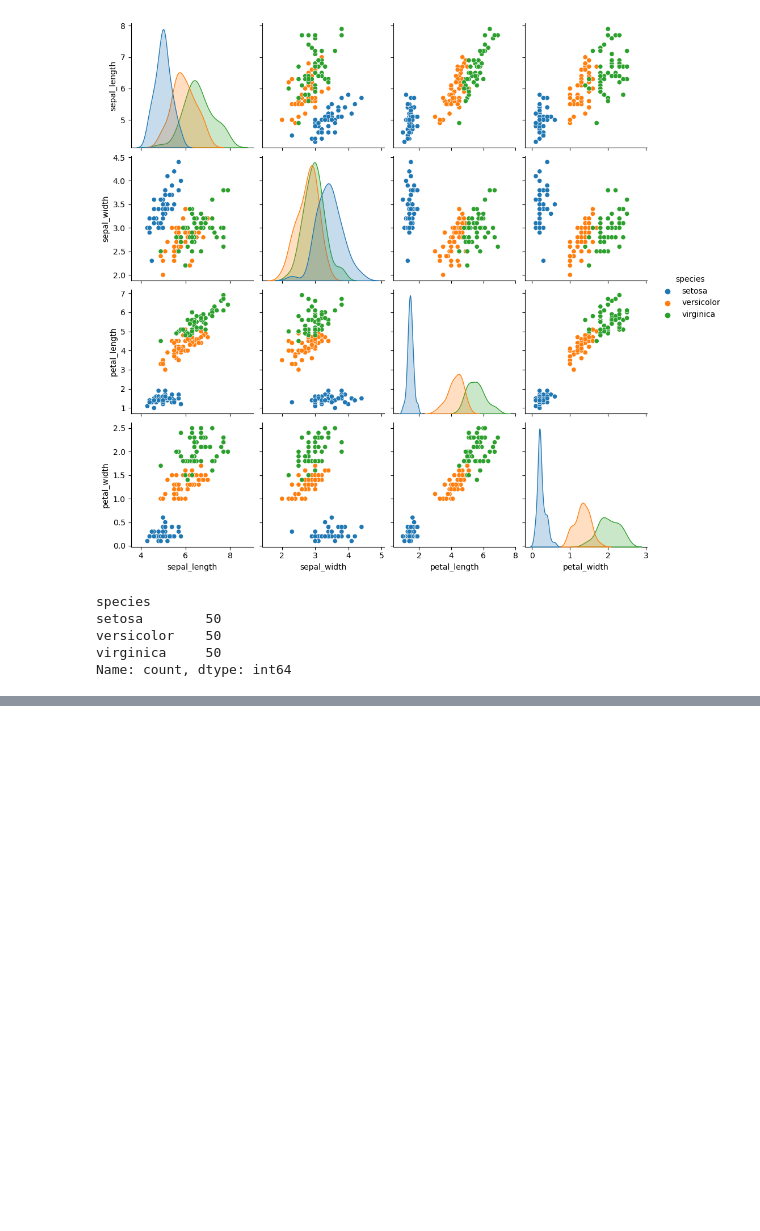
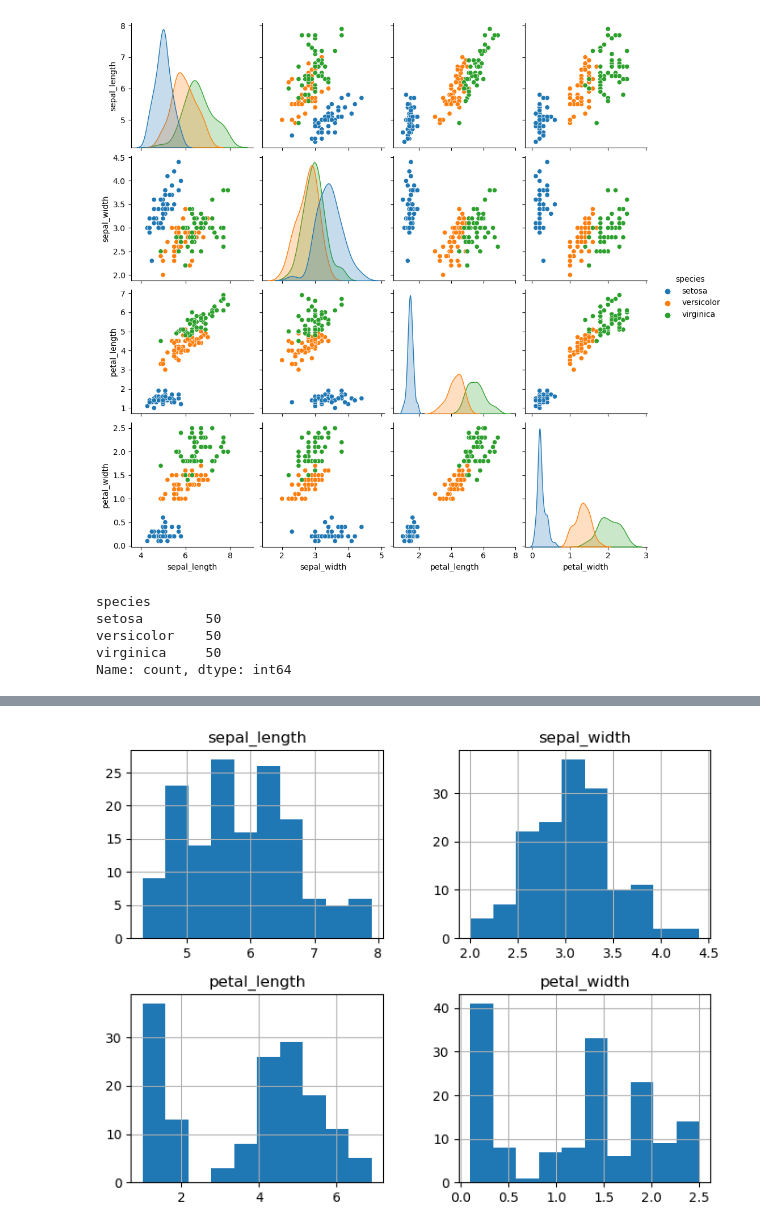
Before and after one commit to YuliiaRysinska/pands_project, a Jupyter notebook: analysis.ipynb, the cells around one changed output, grey strips where cells are left out. Drawn from its saved outputs; the diff is of its cells as text; code cells hidden in the pictures; blank space fills up the shorter version.

```diff
--- a/analysis.ipynb
+++ b/analysis.ipynb
@@ -46,0 +75,6 @@ Name: count, dtype: int64
+# %%
+# Histogram of all measurements across all species.
+iris.hist(figsize = (8, 6))
+plt.savefig("species_histogram.png")
+# %% [output]
+[figure, added]
```
Also changed, not shown: parts of 8 cells of this notebook, 6 other files.
